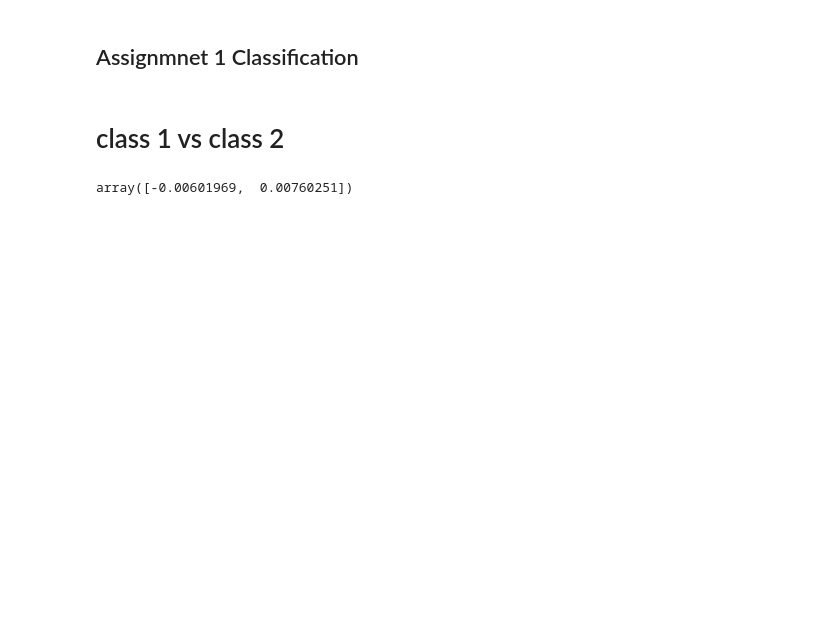
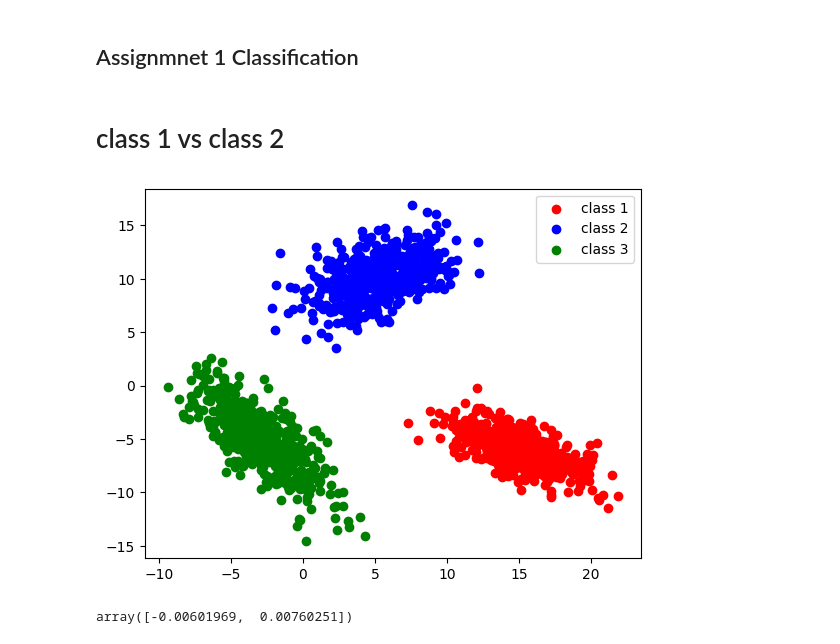
Before and after one commit to ShubhamPatwar/Projects, a Jupyter notebook: DL assignments/Assignment_1/assignment_1_solved/Assignmnet_1_part_1.ipynb, the cells around one changed output. Saved outputs shown, nothing was run; the diff lists cells and outputs as text; code cells hidden in the pictures; blank space fills up the shorter version.

```diff
--- a/DL assignments/Assignment_1/assignment_1_solved/Assignmnet_1_part_1.ipynb
+++ b/DL assignments/Assignment_1/assignment_1_solved/Assignmnet_1_part_1.ipynb
@@ -9,6 +9,14 @@ import matplotlib.pyplot as plt
 class1 = np.loadtxt(r"C:\Users\sppat\OneDrive\Desktop\coding_practice\ML_codes\Assignment_1_data\Class1.txt")
 class2 = np.loadtxt(r"C:\Users\sppat\OneDrive\Desktop\coding_practice\ML_codes\Assignment_1_data\Class2.txt")
 class3 = np.loadtxt(r"C:\Users\sppat\OneDrive\Desktop\coding_practice\ML_codes\Assignment_1_data\Class3.txt")
+# %%
+plt.scatter(class1[:,0],class1[:,1],color = 'r',label = "class 1")
+plt.scatter(class2[:,0],class2[:,1],color = 'b',label = "class 2")
+plt.scatter(class3[:,0],class3[:,1],color = 'g',label = "class 3")
+plt.legend()
+plt.show()
+# %% [output]
+[figure, added]
 # %%
 def binary_data_class_maker(class_A , class_B): # class A  will have label as 1 , unlike class B will have label as 0
     class_A_label = np.insert(class_A , 2,0 , axis= 1)
```
Also changed, not shown: parts of 16 cells of this notebook.
